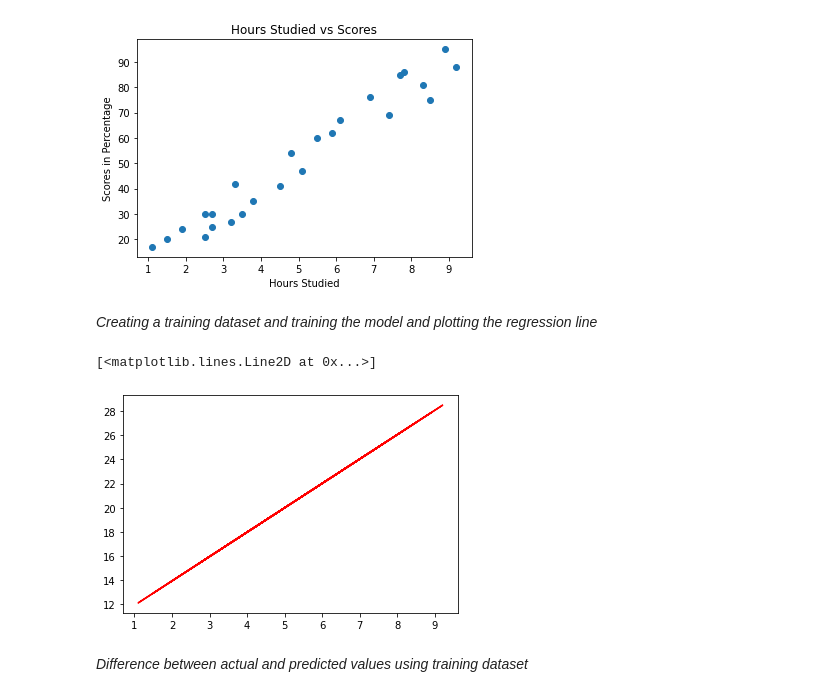
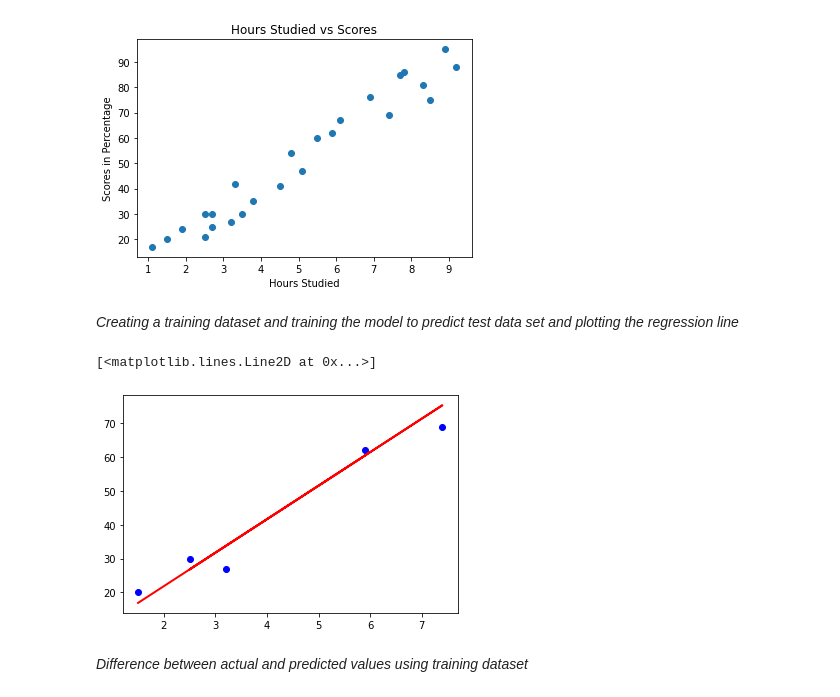
Before and after one commit to azman-s/TSF-GRIP-MAR-2021, a Jupyter notebook: TSF_1_(Prediction_using_Supervised_ML).ipynb, the cells around one changed output. Drawn from its saved outputs; the diff is of its cells as text; code cells hidden in the pictures.

```diff
--- a/TSF_1_(Prediction_using_Supervised_ML).ipynb
+++ b/TSF_1_(Prediction_using_Supervised_ML).ipynb
@@ -65,21 +70,24 @@ mpl.ylabel('Scores in Percentage')
 Text(0, 0.5, 'Scores in Percentage')
 [figure]
 # %% [markdown]
-*Creating a training dataset and training the model and plotting the regression line*
+*Creating a training dataset and training the model to predict test data set and plotting the regression line*
 # %%
 
 X_train, X_test, y_train, y_test = train_test_split(X, Y, test_size=0.2, random_state=0)
 
 training_regressor = LinearRegression()
 training_regressor.fit(X_train, y_train)
 
 #slope line : y = mx + c
-slope = training_regressor.intercept_ * X + training_regressor.coef_
+slope = training_regressor.intercept_ * X_test + training_regressor.coef_
 
-mpl.plot(X,slope, color='r')
+y_pred = training_regressor.predict(X_test)
+
+mpl.scatter(X_test, y_test,  color='blue')
+mpl.plot(X_test, y_pred, color='red', linewidth=2)
 # %% [output]
 [<matplotlib.lines.Line2D at 0x...>]
-[figure, old version]
+[figure, new version]
 # %% [markdown]
 *Difference between actual and predicted values using training dataset*
 # %%
```
Also changed, not shown: parts of 2 cells of this notebook.
